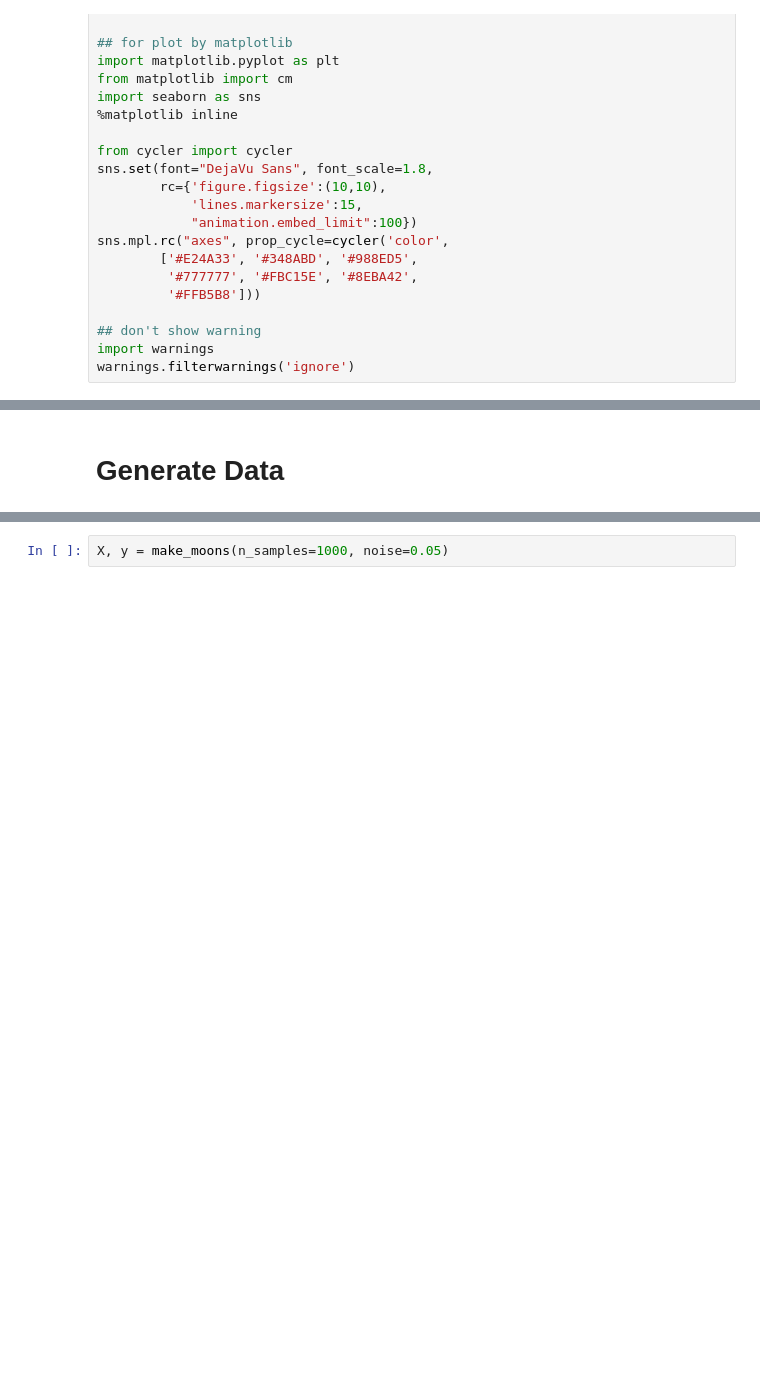
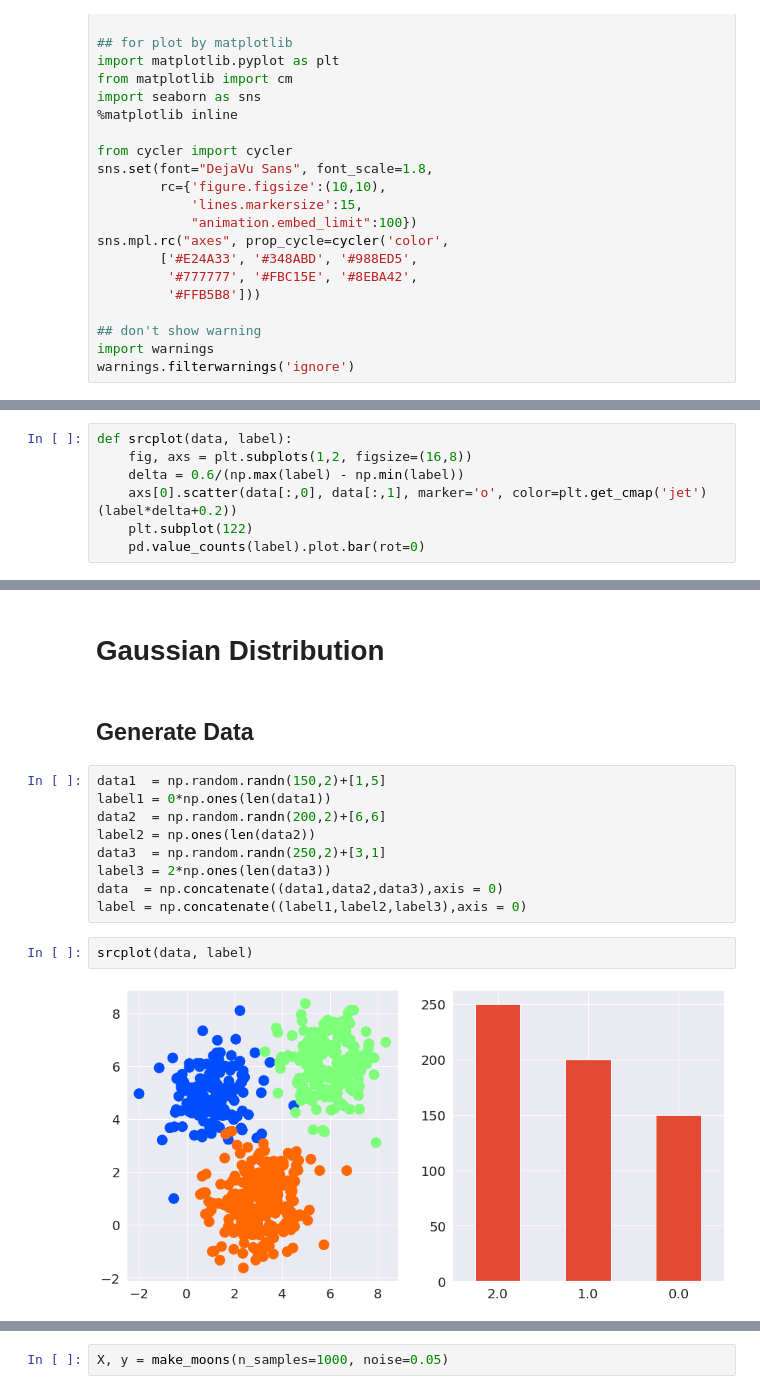
Before and after one commit to ghzuo/teslML, a Jupyter notebook: 31.Clustering.ipynb, the cells around one changed output, grey strips where cells are left out. Cells and saved outputs as stored; diff of their text form; blank space fills up the shorter version.

```diff
--- a/31.Clustering.ipynb
+++ b/31.Clustering.ipynb
@@ -32,0 +41,7 @@ from sklearn.cluster import
+# %%
+def srcplot(data, label):
+    fig, axs = plt.subplots(1,2, figsize=(16,8))
+    delta = 0.6/(np.max(label) - np.min(label))
+    axs[0].scatter(data[:,0], data[:,1], marker='o', color=plt.get_cmap('jet')(label*delta+0.2))
+    plt.subplot(122)
+    pd.value_counts(label).plot.bar(rot=0)
@@ -33,2 +62,17 @@ from sklearn.cluster import
+# %% [markdown]
+# Gaussian Distribution
 # %% [markdown]
-# Generate Data
+## Generate Data
+# %%
+data1  = np.random.randn(150,2)+[1,5]
+label1 = 0*np.ones(len(data1))
+data2  = np.random.randn(200,2)+[6,6]
+label2 = np.ones(len(data2))
+data3  = np.random.randn(250,2)+[3,1]
+label3 = 2*np.ones(len(data3))
+data  = np.concatenate((data1,data2,data3),axis = 0)
+label = np.concatenate((label1,label2,label3),axis = 0)
+# %%
+srcplot(data, label)
+# %% [output]
+[figure, added]
```
Also changed, not shown: parts of 24 cells of this notebook, 5 other files.
